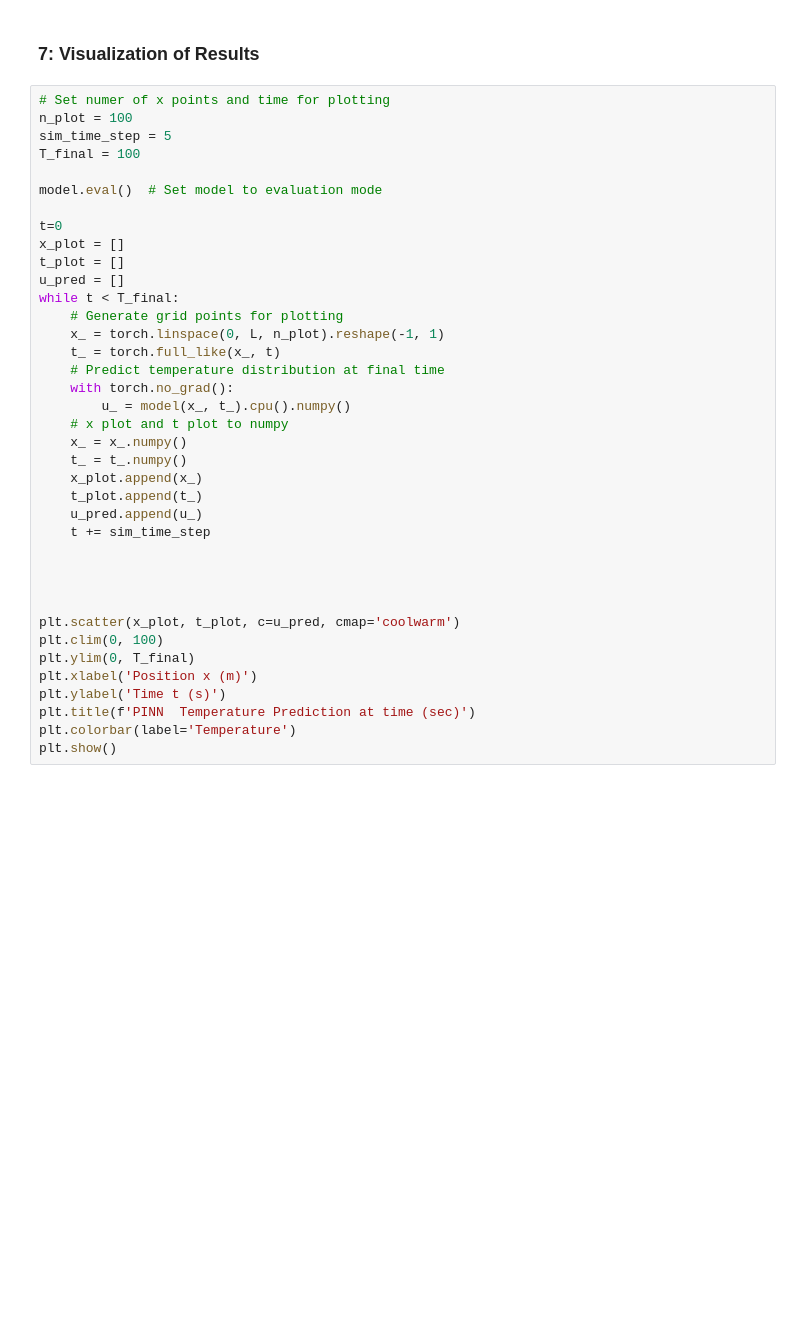
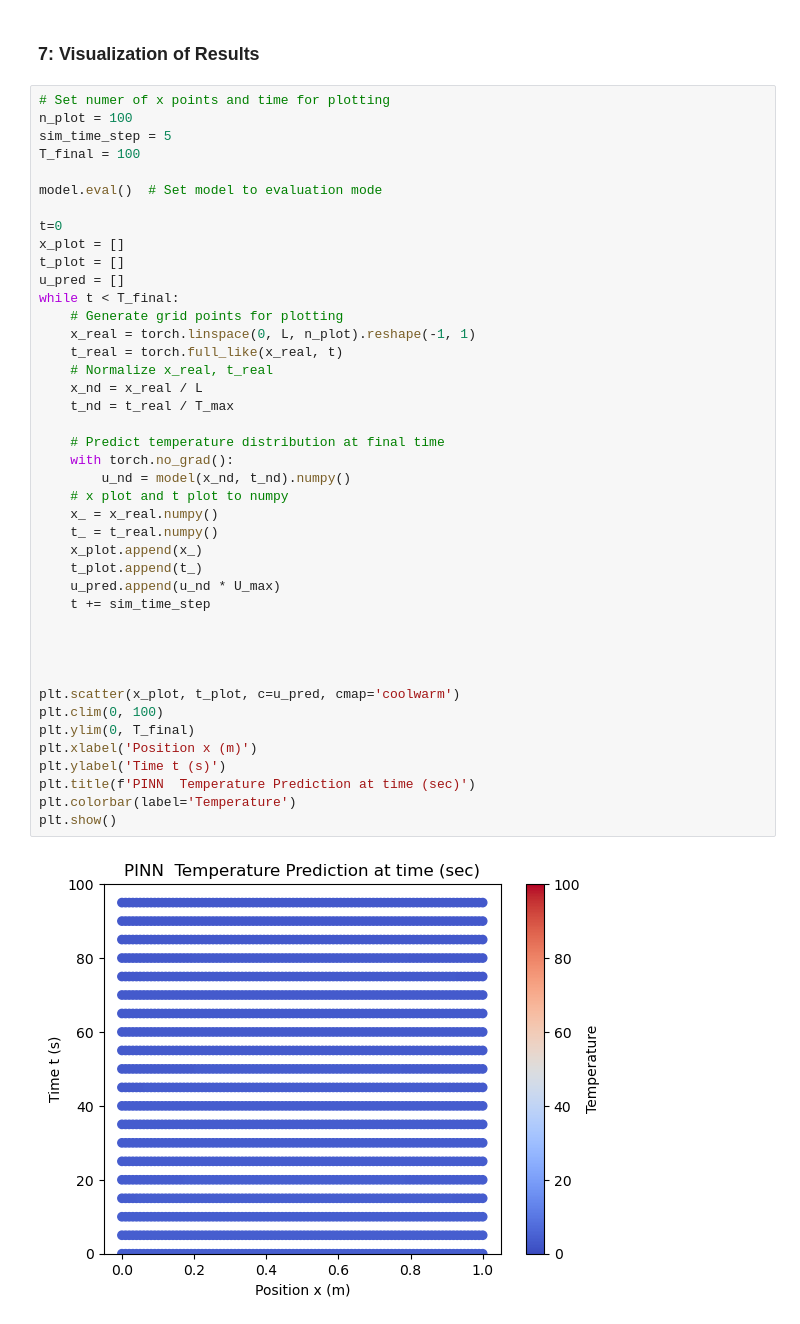
Before and after one commit to imriaharoni/PINN_Workshop, a Jupyter notebook: PINN_1D_Heat_Eq_Workshop.ipynb, the cells around one changed output. Saved outputs shown, nothing was run; the diff lists cells and outputs as text; blank space fills up the shorter version.

```diff
--- a/PINN_1D_Heat_Eq_Workshop.ipynb
+++ b/PINN_1D_Heat_Eq_Workshop.ipynb
@@ -290,36 +305,42 @@ plt.show()
 n_plot = 100
 sim_time_step = 5
 T_final = 100
 
 model.eval()  # Set model to evaluation mode
 
 t=0
 x_plot = []
 t_plot = []
 u_pred = []
 while t < T_final:
     # Generate grid points for plotting
-    x_ = torch.linspace(0, L, n_plot).reshape(-1, 1)
-    t_ = torch.full_like(x_, t)
+    x_real = torch.linspace(0, L, n_plot).reshape(-1, 1)
+    t_real = torch.full_like(x_real, t)
+    # Normalize x_real, t_real
+    x_nd = x_real / L
+    t_nd = t_real / T_max
+
     # Predict temperature distribution at final time
     with torch.no_grad():
-        u_ = model(x_, t_).cpu().numpy()
+        u_nd = model(x_nd, t_nd).numpy()
     # x plot and t plot to numpy
-    x_ = x_.numpy()
-    t_ = t_.numpy()
+    x_ = x_real.numpy()
+    t_ = t_real.numpy()
     x_plot.append(x_)
     t_plot.append(t_)
-    u_pred.append(u_)
+    u_pred.append(u_nd * U_max)
     t += sim_time_step
 
 
 
 
 plt.scatter(x_plot, t_plot, c=u_pred, cmap='coolwarm')
 plt.clim(0, 100)
 plt.ylim(0, T_final)
 plt.xlabel('Position x (m)')
 plt.ylabel('Time t (s)')
 plt.title(f'PINN  Temperature Prediction at time (sec)')
 plt.colorbar(label='Temperature')
 plt.show()
+# %% [output]
+[figure, added]
```
Also changed, not shown: parts of 6 cells of this notebook, 1 other file.
